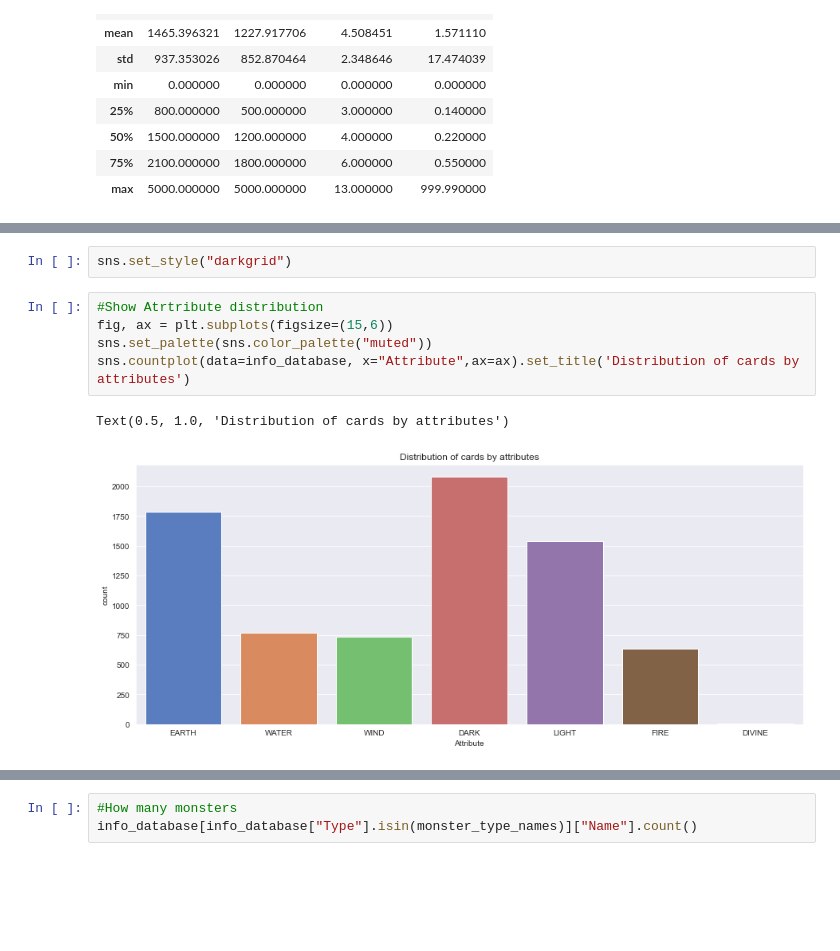
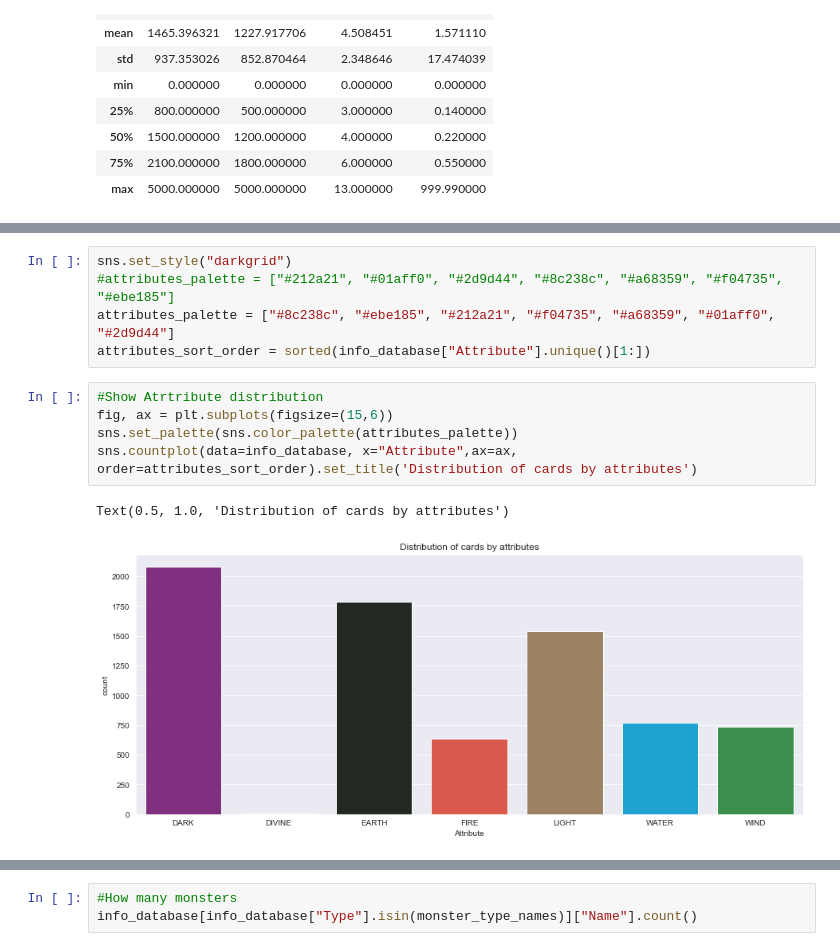
Before and after one commit to Th3NiKo/YuGiOh-cards, a Jupyter notebook: Yu-Gi-Oh Exploratory data analysis.ipynb, the cells around one changed output, grey strips where cells are left out. Cells and saved outputs as stored; diff of their text form; blank space fills up the shorter version.

Commit message:
New charts, colors update, show_monster option

```diff
--- a/Yu-Gi-Oh Exploratory data analysis.ipynb
+++ b/Yu-Gi-Oh Exploratory data analysis.ipynb
@@ -64,11 +66,14 @@ print(set(info_database["Attribute"]))
 # %%
 sns.set_style("darkgrid")
+#attributes_palette = ["#212a21", "#01aff0", "#2d9d44", "#8c238c", "#a68359", "#f04735", "#ebe185"]
+attributes_palette = ["#8c238c", "#ebe185", "#212a21", "#f04735", "#a68359", "#01aff0", "#2d9d44"]
+attributes_sort_order = sorted(info_database["Attribute"].unique()[1:])
 # %%
 #Show Atrtribute distribution
 fig, ax = plt.subplots(figsize=(15,6))
-sns.set_palette(sns.color_palette("muted"))
-sns.countplot(data=info_database, x="Attribute",ax=ax).set_title('Distribution of cards by attributes')
+sns.set_palette(sns.color_palette(attributes_palette))
+sns.countplot(data=info_database, x="Attribute",ax=ax, order=attributes_sort_order).set_title('Distribution of cards by attributes')
 # %% [output]
 Text(0.5, 1.0, 'Distribution of cards by attributes')
-[figure, old version]
+[figure, new version]
 # %%
```
Also changed, not shown: parts of 14 cells of this notebook.
